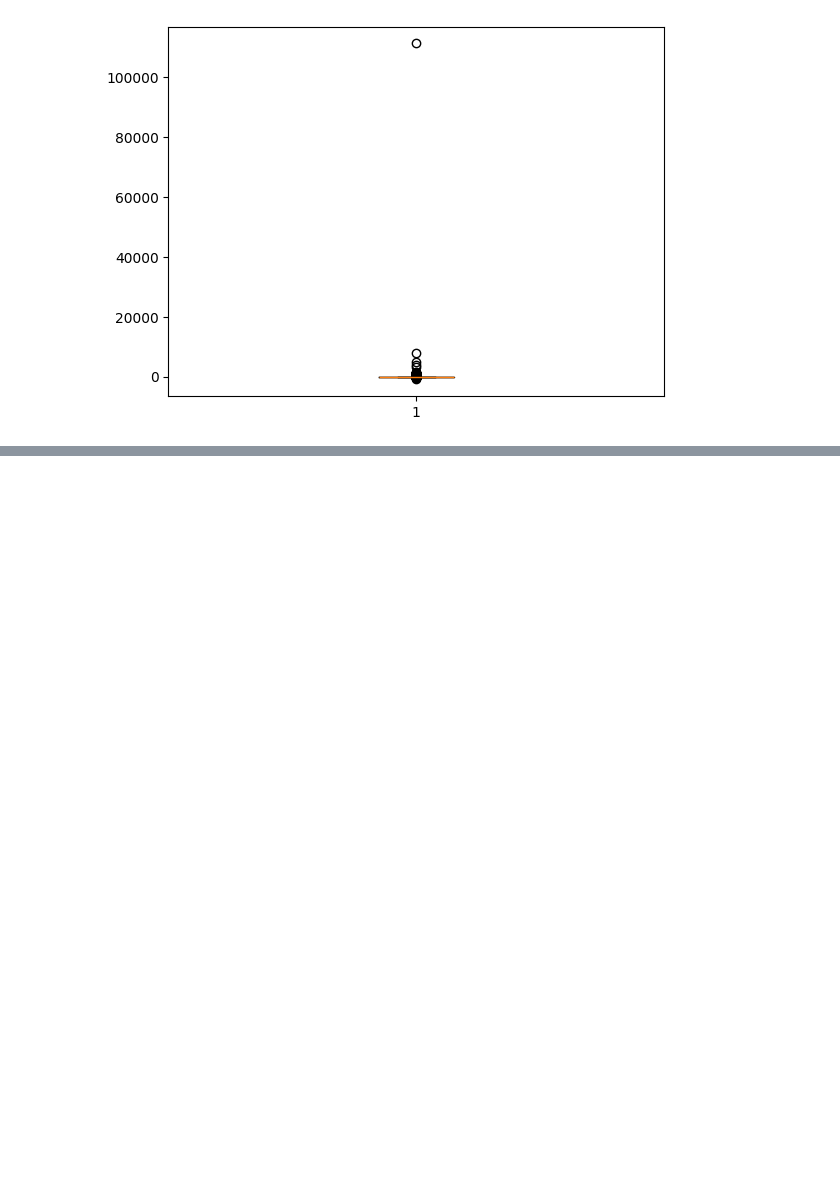
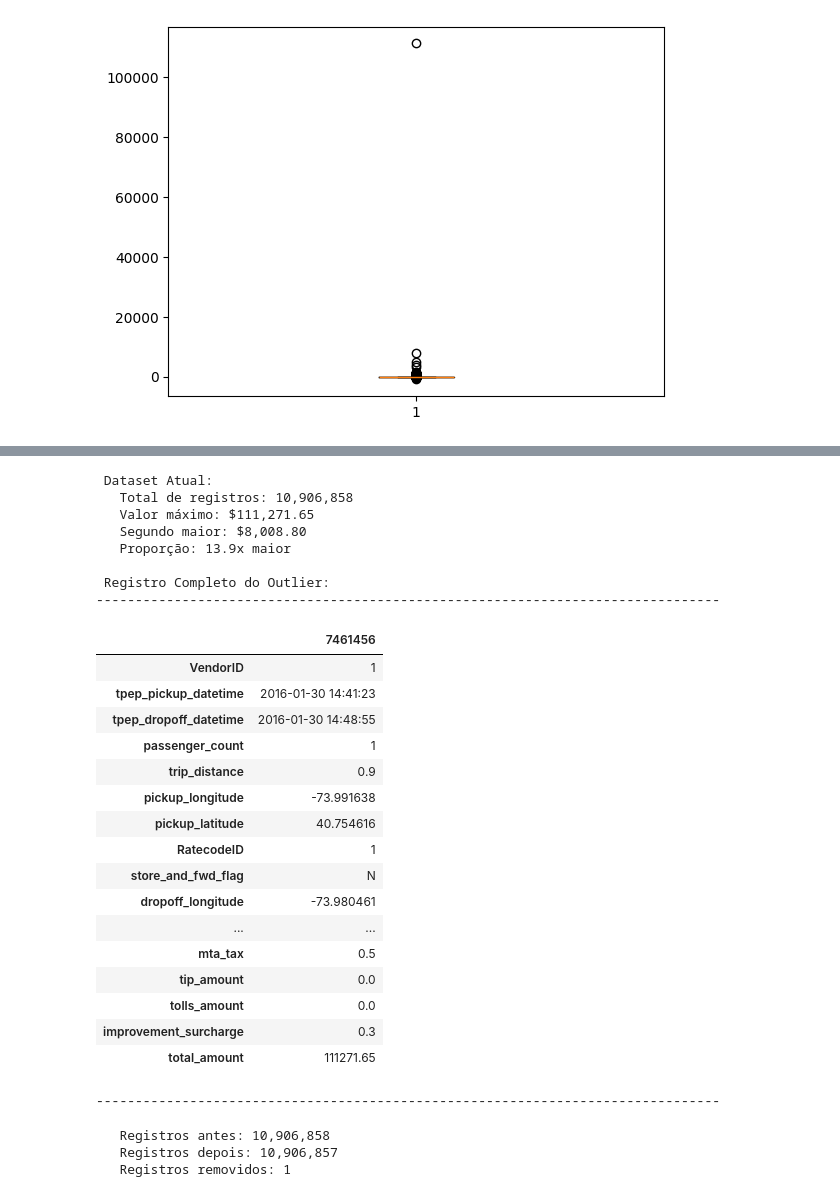
Before and after one commit to viniciuscdemelo/nyc-taxi-data-analysis, a Jupyter notebook: notebooks/01-eda-nyc-taxi.ipynb, the cells around one changed output, grey strips where cells are left out. Drawn from its saved outputs; the diff is of its cells as text; code cells hidden in the pictures; blank space fills up the shorter version.

```diff
--- a/notebooks/01-eda-nyc-taxi.ipynb
+++ b/notebooks/01-eda-nyc-taxi.ipynb
@@ -58,0 +131,46 @@ plt.boxplot(df["total_amount"])
+# %%
+# Armazenar informações ANTES da remoção
+registros_antes = len(df)
+valor_max = df['total_amount'].max()
+segundo_max = df['total_amount'].nlargest(2).iloc[1]
+
+# Identificar o outlier
+outlier = df[df['total_amount'] == valor_max]
+
+print(f"\n Dataset Atual:")
+print(f"   Total de registros: {registros_antes:,}")
+print(f"   Valor máximo: ${valor_max:,.2f}")
+print(f"   Segundo maior: ${segundo_max:,.2f}")
+print(f"   Proporção: {valor_max/segundo_max:.1f}x maior")
+
+print(f"\n Registro Completo do Outlier:")
+print("-"*80)
+display(outlier.T)
+print("-"*80)
+# %% [output]
+ Dataset Atual:
+   Total de registros: 10,906,858
+   Valor máximo: $111,271.65
+   Segundo maior: $8,008.80
+   Proporção: 13.9x maior
+
+ Registro Completo do Outlier:
+--------------------------------------------------------------------------------
+|  | 7461456 |
+| VendorID | 1 |
+| tpep_pickup_datetime | 2016-01-30 14:41:23 |
+| tpep_dropoff_datetime | 2016-01-30 14:48:55 |
+| passenger_count | 1 |
+| trip_distance | 0.9 |
+| pickup_longitude | -73.991638 |
+| pickup_latitude | 40.754616 |
+| RatecodeID | 1 |
+| store_and_fwd_flag | N |
+| dropoff_longitude | -73.980461 |
+| ... | ... |
+| mta_tax | 0.5 |
+| tip_amount | 0.0 |
+| tolls_amount | 0.0 |
+| improvement_surcharge | 0.3 |
+| total_amount | 111271.65 |
+--------------------------------------------------------------------------------
@@ -58,0 +184,8 @@ plt.boxplot(df["total_amount"])
+# %%
+print(f"   Registros antes: {registros_antes:,}")
+print(f"   Registros depois: {registros_depois:,}")
+print(f"   Registros removidos: {removidos}")
+# %% [output]
+   Registros antes: 10,906,858
+   Registros depois: 10,906,857
+   Registros removidos: 1
```
Also changed, not shown: parts of 12 cells of this notebook, 1 other file.
